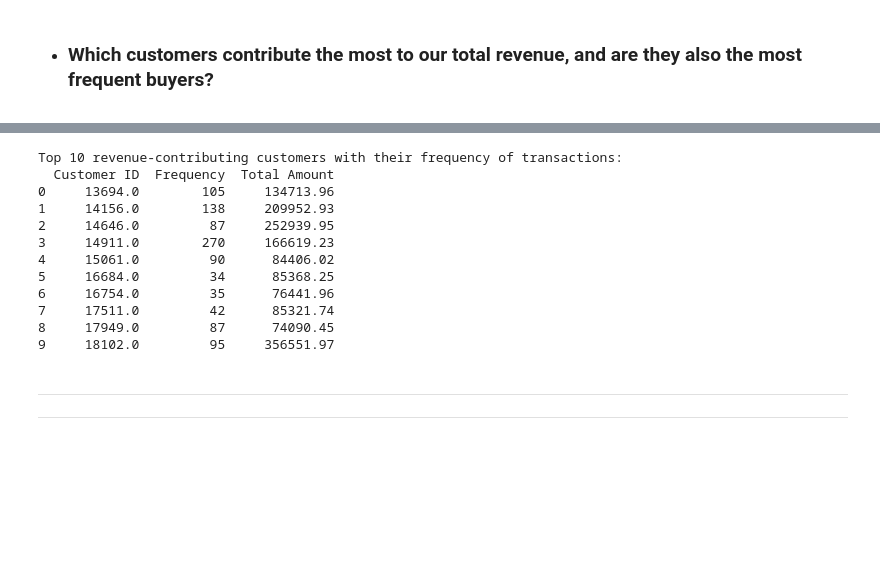
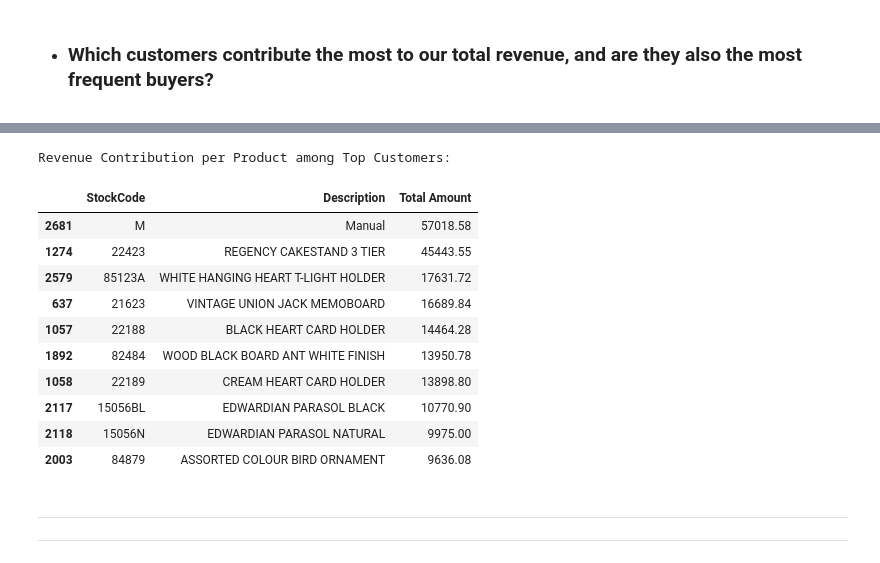
Before and after one commit to Shuchismita2000/customer_purchase_behavior, a Jupyter notebook: RFM.ipynb, the cells around one changed output, grey strips where cells are left out. Saved outputs shown, nothing was run; the diff lists cells and outputs as text; code cells hidden in the pictures; blank space fills up the shorter version.

```diff
--- a/RFM.ipynb
+++ b/RFM.ipynb
@@ -381,14 +441,3 @@ print(f"Average monetary value of a transaction: £{average_transaction_value:.2
 Average monetary value of a transaction: £22.31
 # %% [markdown]
 * ### Which customers contribute the most to our total revenue, and are they also the most frequent buyers?
-# %%
-# Define customer segments based on purchase frequency (as in the previous analysis)
-purchase_frequency = df.groupby('Customer ID')['Invoice'].nunique()
-df['CustomerSegment'] = pd.cut(purchase_frequency, bins=[0, 1, 3, 5, 10, float('inf')],
-                               labels=['1-time', '2-3 times', '4-5 times', '6-10 times', '10+ times'])
-
-# Calculate average monetary value by customer segment
-average_value_by_segment = df.groupby('CustomerSegment')['Total Amount'].mean().reset_index()
-
-print("Average monetary value by customer segment:")
-print(average_value_by_segment)
@@ -402,0 +444,18 @@ Average monetary value by customer segment:
+# %%
+total_revenue_per_customer = repeat_customers.groupby('Customer ID')['Total Amount'].sum()
+top_revenue_contributors = total_revenue_per_customer.sort_values(ascending=False)
+
+# Step 3: Compare with purchase frequency
+frequency_data = purchase_frequency.set_index('Customer ID')['Frequency']
+
+# Merge the total revenue and frequency data
+revenue_and_frequency = pd.DataFrame({
+    'Total Revenue': top_revenue_contributors,
+    'Purchase Frequency': frequency_data
+})
+
+# Sort by revenue to identify patterns
+revenue_and_frequency_sorted = revenue_and_frequency.sort_values(by='Total Revenue', ascending=False)
+
+# Display the result
+revenue_and_frequency_sorted.head(10)
@@ -427,26 +477,27 @@ Top 10 revenue-contributing customers:
-# %%
-# Check if top customers are also frequent buyers
-top_customers_with_frequency = df[df['Customer ID'].isin(top_customers['Customer ID'])]\
-                                .groupby('Customer ID')['Invoice'].nunique().reset_index()
-
-top_customers_with_frequency = top_customers_with_frequency.merge(top_customers, on='Customer ID')
-top_customers_with_frequency.rename(columns={'Invoice': 'Frequency'}, inplace=True)
-
-print("Top 10 revenue-contributing customers with their frequency of transactions:")
-print(top_customers_with_frequency)
-# %% [output]
-Top 10 revenue-contributing customers with their frequency of transactions:
-  Customer ID  Frequency  Total Amount
-0     13694.0        105     134713.96
-1     14156.0        138     209952.93
-2     14646.0         87     252939.95
-3     14911.0        270     166619.23
-4     15061.0         90      84406.02
-5     16684.0         34      85368.25
-6     16754.0         35      76441.96
-7     17511.0         42      85321.74
-8     17949.0         87      74090.45
-9     18102.0         95     356551.97
+# %%
+# Consider the top 3 customers for this analysis (or any other threshold you define)
+top_customers = total_revenue_per_customer.sort_values(ascending=False).head(10).index
+
+# Step 2: Filter data to include only top customers
+top_customers_data = df[df['Customer ID'].isin(top_customers)]
+revenue_per_product = top_customers_data.groupby(['StockCode','Description'])['Total Amount'].sum().reset_index()
+
+# Step 4: Display the results
+print("Revenue Contribution per Product among Top Customers:")
+revenue_per_product.sort_values(by='Total Amount', ascending=False).head(10)
+# %% [output]
+Revenue Contribution per Product among Top Customers:
+|  | StockCode | Description | Total Amount |
+| 2681 | M | Manual | 57018.58 |
+| 1274 | 22423 | REGENCY CAKESTAND 3 TIER | 45443.55 |
+| 2579 | 85123A | WHITE HANGING HEART T-LIGHT HOLDER | 17631.72 |
+| 637 | 21623 | VINTAGE UNION JACK MEMOBOARD | 16689.84 |
+| 1057 | 22188 | BLACK HEART CARD HOLDER | 14464.28 |
+| 1892 | 82484 | WOOD BLACK BOARD ANT WHITE FINISH | 13950.78 |
+| 1058 | 22189 | CREAM HEART CARD HOLDER | 13898.80 |
+| 2117 | 15056BL | EDWARDIAN PARASOL BLACK | 10770.90 |
+| 2118 | 15056N | EDWARDIAN PARASOL NATURAL | 9975.00 |
+| 2003 | 84879 | ASSORTED COLOUR BIRD ORNAMENT | 9636.08 |
 # %% [markdown]
 ----------------------------
 ---------------------------
```
Also changed, not shown: parts of 13 cells of this notebook, 2 other files.
